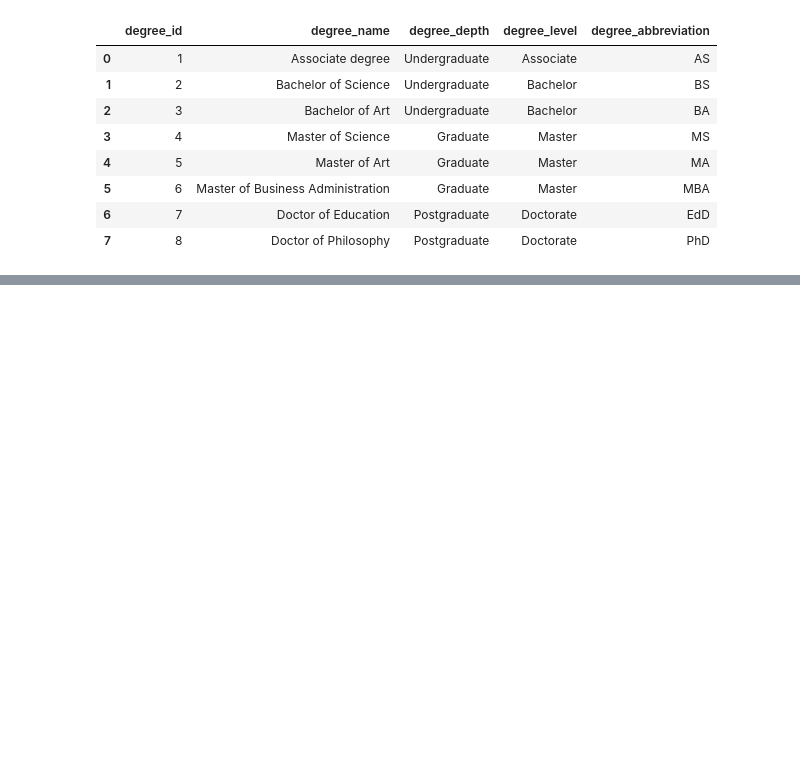
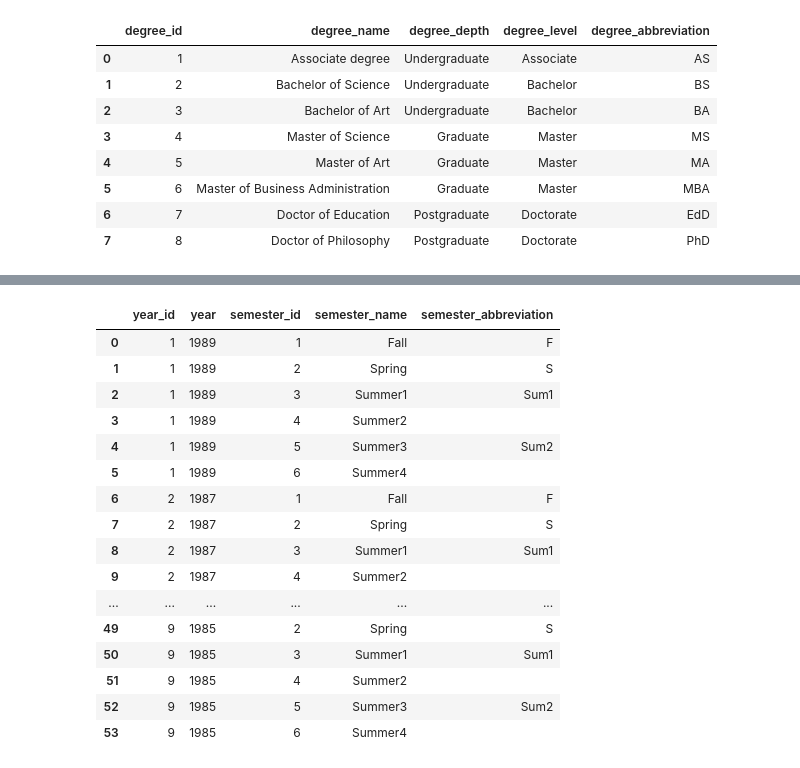
Before and after one commit to JoshuaFarara/DataWarehouse_ProjectReport, a Jupyter notebook: data/FinalDimTables/FixDimTables.ipynb, the cells around one changed output, grey strips where cells are left out. Cells and saved outputs as stored; diff of their text form; code cells hidden in the pictures; blank space fills up the shorter version.

```diff
--- a/data/FinalDimTables/FixDimTables.ipynb
+++ b/data/FinalDimTables/FixDimTables.ipynb
@@ -94,0 +194,12 @@ degrees_df
+# %%
+dim_year_data = {
+    'year_id': [1, 2, 3, 4, 5, 6, 7, 8, 9],
+    'year': [1989, 1987, 1984, 1992, 1990, 1991, 1988, 1986, 1985]
+}
+dim_year = pd.DataFrame(dim_year_data)
+dim_semester_data = {
+    'semester_id': [1, 2, 3, 4, 5, 6],
+    'semester_name': ['Fall', 'Spring', 'Summer1', 'Summer2', 'Summer3', 'Summer4'],
+    'semester_abbreviation': ['F', 'S', 'Sum1', '', 'Sum2', '']
+}
+dim_semester = pd.DataFrame(dim_semester_data)
@@ -94,0 +229,24 @@ degrees_df
+# %%
+dim_year['key'] = 1
+dim_semester['key'] = 1
+# %%
+dim_time = pd.merge(dim_year, dim_semester, on='key').drop('key', axis=1)
+dim_time
+# %% [output]
+|  | year_id | year | semester_id | semester_name | semester_abbreviation |
+| 0 | 1 | 1989 | 1 | Fall | F |
+| 1 | 1 | 1989 | 2 | Spring | S |
+| 2 | 1 | 1989 | 3 | Summer1 | Sum1 |
+| 3 | 1 | 1989 | 4 | Summer2 |  |
+| 4 | 1 | 1989 | 5 | Summer3 | Sum2 |
+| 5 | 1 | 1989 | 6 | Summer4 |  |
+| 6 | 2 | 1987 | 1 | Fall | F |
+| 7 | 2 | 1987 | 2 | Spring | S |
+| 8 | 2 | 1987 | 3 | Summer1 | Sum1 |
+| 9 | 2 | 1987 | 4 | Summer2 |  |
+| ... | ... | ... | ... | ... | ... |
+| 49 | 9 | 1985 | 2 | Spring | S |
+| 50 | 9 | 1985 | 3 | Summer1 | Sum1 |
+| 51 | 9 | 1985 | 4 | Summer2 |  |
+| 52 | 9 | 1985 | 5 | Summer3 | Sum2 |
+| 53 | 9 | 1985 | 6 | Summer4 |  |
```
Also changed, not shown: parts of 26 cells of this notebook, 12 other files.
